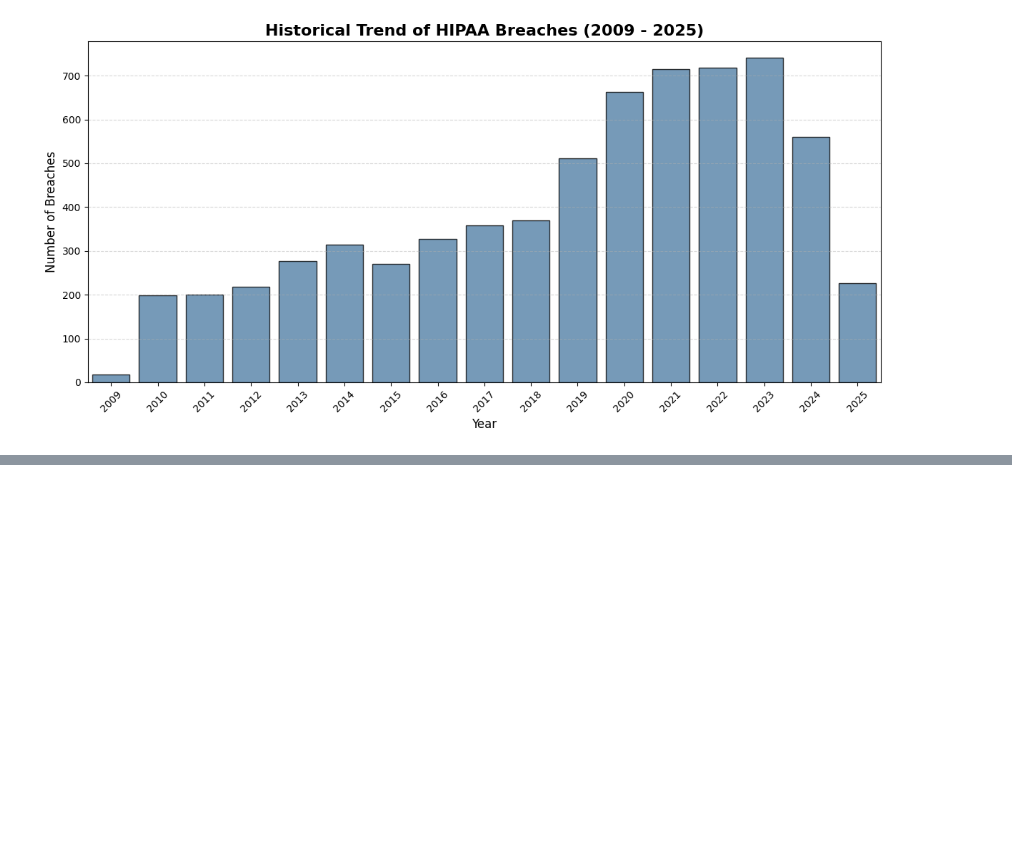
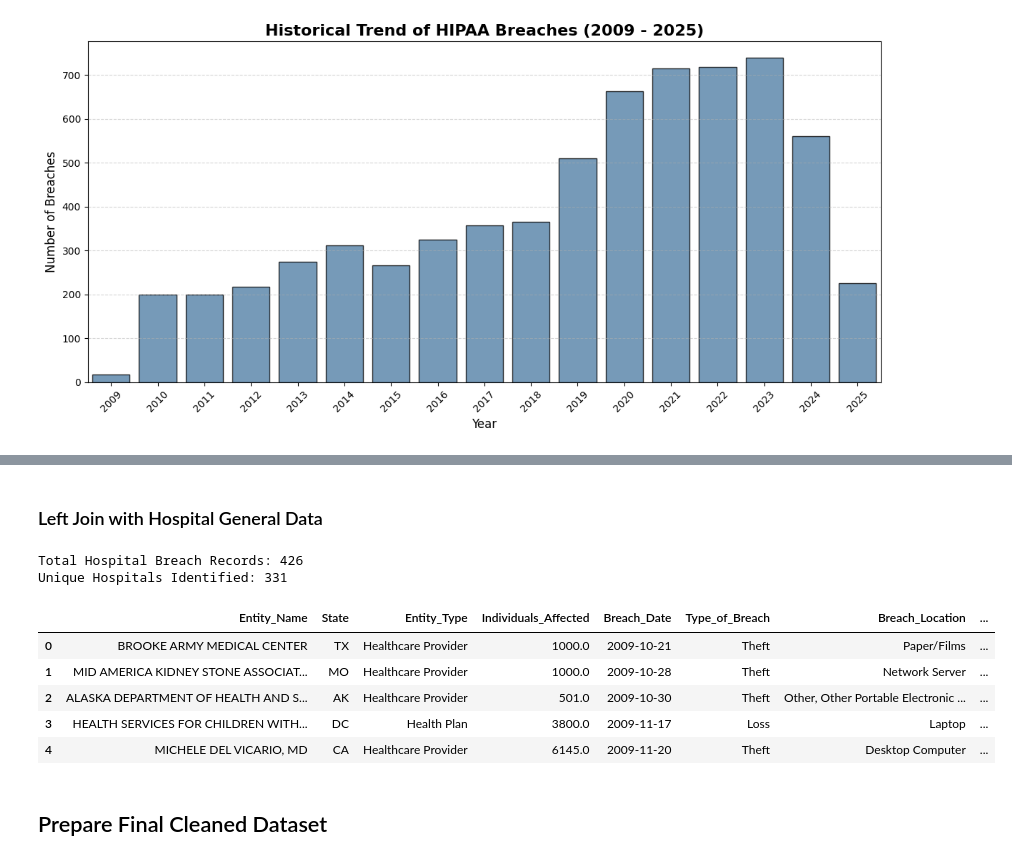
Before and after one commit to austinmallie/ADS599_Capstone, a Jupyter notebook: EDA/Breach_EDA.ipynb, the cells around one changed output, grey strips where cells are left out. Drawn from its saved outputs; the diff is of its cells as text; code cells hidden in the pictures; blank space fills up the shorter version.

```diff
--- a/EDA/Breach_EDA.ipynb
+++ b/EDA/Breach_EDA.ipynb
@@ -519,0 +583,2 @@ nothing added to commit but untracked files present (use "git add" to track)
+# %% [markdown]
+### Left Join with Hospital General Data
@@ -519,0 +600,62 @@ nothing added to commit but untracked files present (use "git add" to track)
+# %%
+# Do a cleaning on names to avoid missing any matches due to punctuation or abbreviations
+import re
+
+def advanced_clean(name):
+    if pd.isna(name):
+        return name
+    name = str(name).upper()
+    # Remove punctuation (commas, periods, etc.)
+    name = re.sub(r'[^\w\s]', '', name)
+    # Remove common legal suffixes that cause misses
+    suffixes = [' INC', ' LLC', ' CORP', ' CORPORATION', ' SYSTEM', ' HEALTHCARE', ' HEALTH']
+    for s in suffixes:
+        name = name.replace(s, '')
+    return name.strip()
+
+# Create the temporary matching columns
+breach_clean['Entity_Clean_Match'] = breach_clean['Entity_Name'].apply(advanced_clean)
+hospital_clean['Facility_Clean_Match'] = hospital_clean['Facility Name'].apply(advanced_clean)
+# %%
+# Perform the merge, but only pull in the Facility ID and Name
+# Link on the cleaned names and the State to ensure accuracy
+merged_df = pd.merge(
+    breach_clean,
+    hospital_clean[['Facility ID', 'Facility Name', 'State', 'Facility_Clean_Match']],
+    left_on=['Entity_Clean_Match', 'State'],
+    right_on=['Facility_Clean_Match', 'State'],
+    how='left'
+)
+
+# Handle the duplicate row issue
+# This prevents row inflation if two hospitals in one state have the same clean name
+merged_df = merged_df.drop_duplicates(subset=['Entity_Name', 'Breach_Date', 'State'], keep='first')
+
+# Create the indicator
+merged_df['is_matched_hospital'] = merged_df['Facility ID'].notnull()
+
+# 4. Drop the temporary cleaning columns for further merging
+merged_df = merged_df.drop(columns=['Entity_Clean_Match', 'Facility_Clean_Match'])
+# %%
+# 1. Total number of breach records linked to a hospital
+total_hospital_breaches = merged_df['is_matched_hospital'].sum()
+
+# 2. Number of unique hospitals identified (Facility IDs)
+unique_hospitals = merged_df[merged_df['is_matched_hospital'] == True]['Facility ID'].nunique()
+
+print(f"Total Hospital Breach Records: {total_hospital_breaches}")
+print(f"Unique Hospitals Identified: {unique_hospitals}")
+# %% [output]
+Total Hospital Breach Records: 426
+Unique Hospitals Identified: 331
+# %%
+merged_df.head()
+# %% [output]
+|  | Entity_Name | State | Entity_Type | Individuals_Affected | Breach_Date | Type_of_Breach | Breach_Location | ... |
+| 0 | BROOKE ARMY MEDICAL CENTER | TX | Healthcare Provider | 1000.0 | 2009-10-21 | Theft | Paper/Films | ... |
+| 1 | MID AMERICA KIDNEY STONE ASSOCIAT... | MO | Healthcare Provider | 1000.0 | 2009-10-28 | Theft | Network Server | ... |
+| 2 | ALASKA DEPARTMENT OF HEALTH AND S... | AK | Healthcare Provider | 501.0 | 2009-10-30 | Theft | Other, Other Portable Electronic ... | ... |
+| 3 | HEALTH SERVICES FOR CHILDREN WITH... | DC | Health Plan | 3800.0 | 2009-11-17 | Loss | Laptop | ... |
+| 4 | MICHELE DEL VICARIO, MD | CA | Healthcare Provider | 6145.0 | 2009-11-20 | Theft | Desktop Computer | ... |
+# %% [markdown]
+## Prepare Final Cleaned Dataset
```
Also changed, not shown: parts of 21 cells of this notebook.
